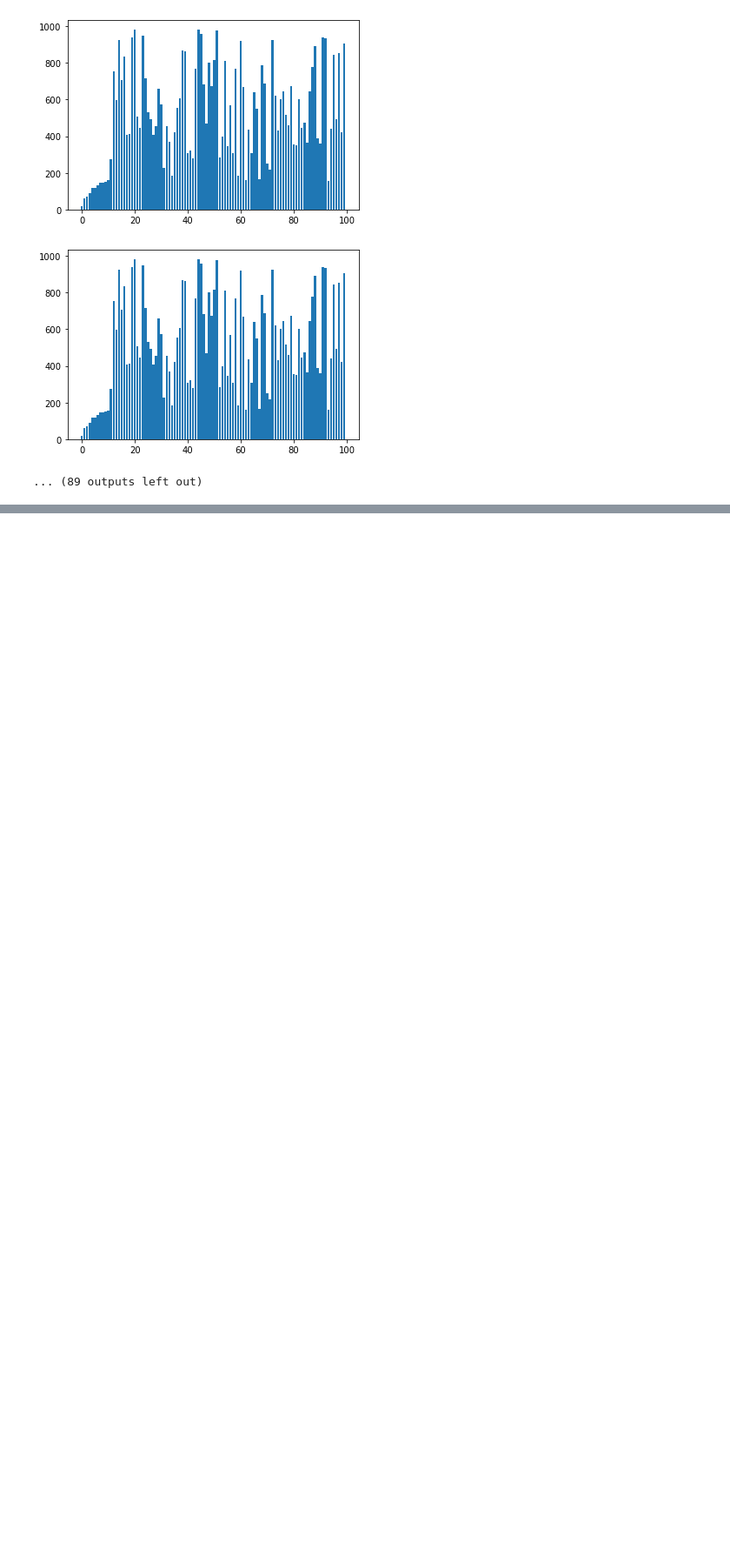
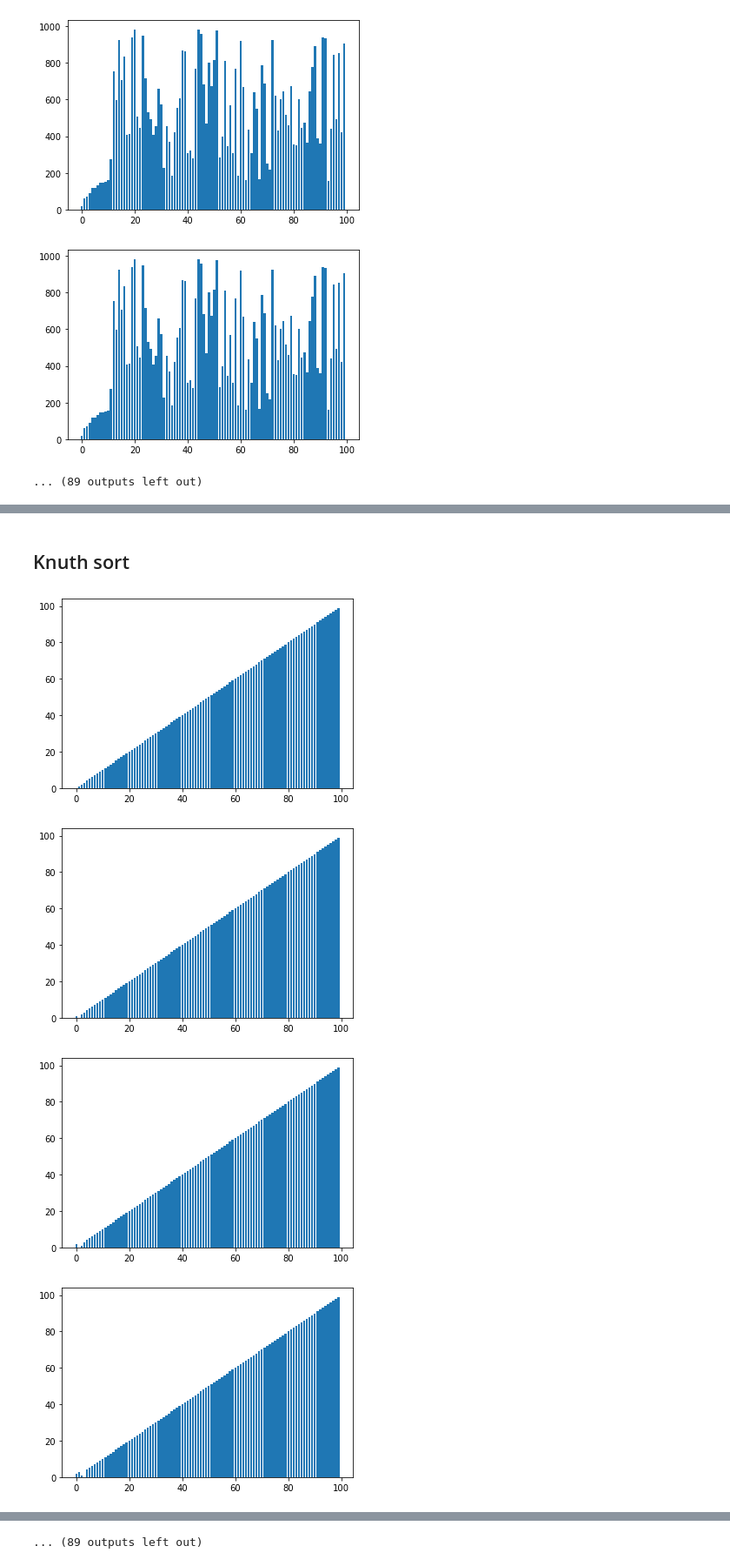
Before and after one commit to rishabh06sharma/Algorithms_Handbook, a Jupyter notebook: Algorithms notebook.ipynb, the cells around one changed output, grey strips where cells are left out. Shown at 87% size. Cells and saved outputs as stored; diff of their text form; code cells hidden in the pictures; blank space fills up the shorter version.

```diff
--- a/Algorithms notebook.ipynb
+++ b/Algorithms notebook.ipynb
@@ -986,0 +1077,26 @@ cl.sort_it()
+# %% [markdown]
+## Knuth sort
+# %%
+import random
+import matplotlib.pyplot as plt
+class shuffle():
+    def __init__(self,numbers):
+        self.list=[i for i in range(numbers)]
+        self.index=[j for j in range(numbers)]
+    def swap(self,ind1,ind2):
+        self.list[ind1],self.list[ind2]=self.list[ind2],self.list[ind1]
+    def shuff(self):
+        for val in range(len(self.list)):
+            self.swap(val,random.randint(0,val))
+            plt.bar(self.index,self.list)
+            plt.show()
+        print(self.list)
+
+
+sh=shuffle(100)
+sh.shuff()
+# %% [output]
+[figure, added]
+[figure, added]
+[figure, added]
+[figure, added]
@@ -986,0 +1111 @@ cl.sort_it()
+... (89 outputs left out)
```
Also changed, not shown: parts of 7 cells of this notebook.
